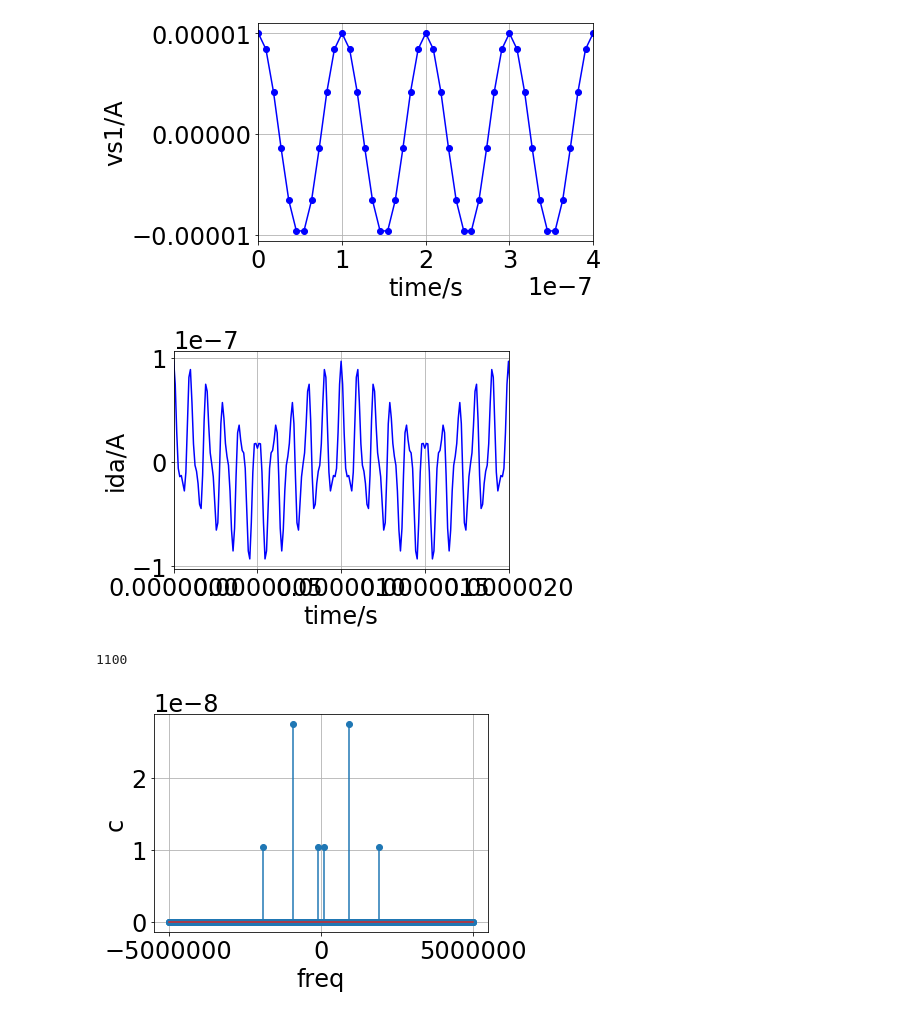
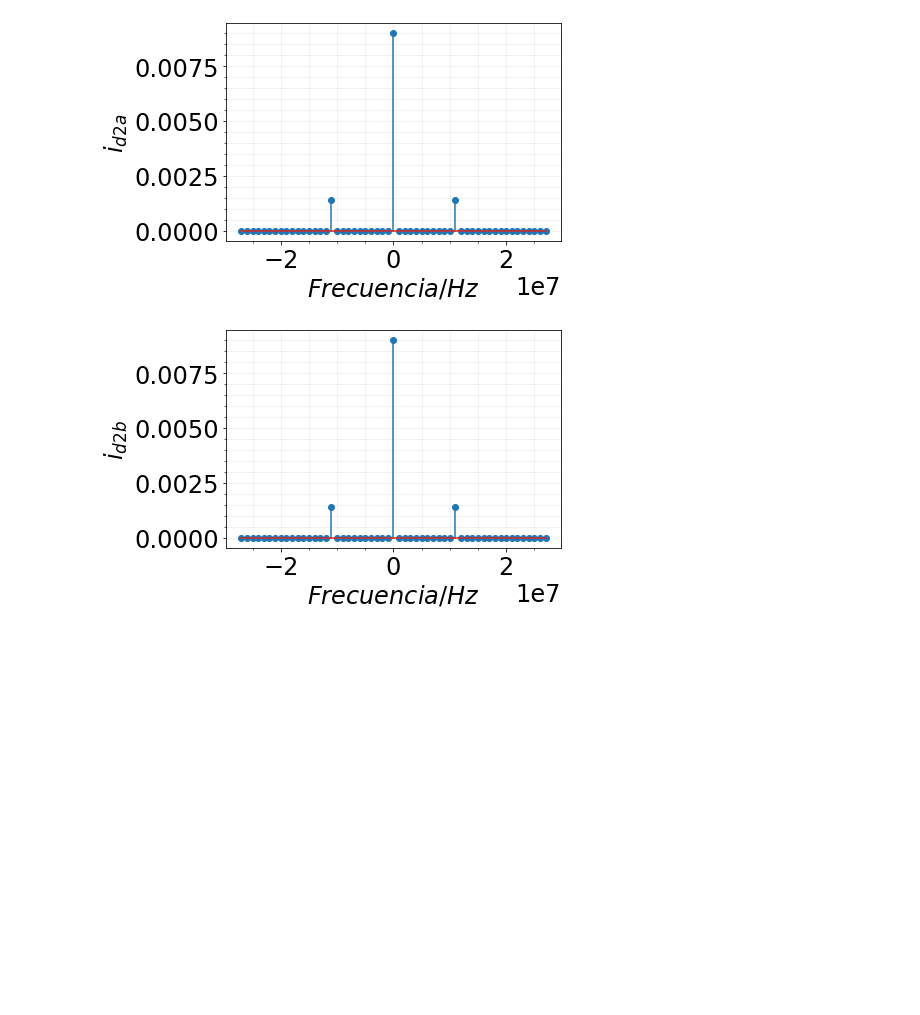
Before and after one commit to eaiii-frba-utn/2019, a Jupyter notebook: Mezcladores/dual-pushPull.ipynb, the cells around one changed output. Cells and saved outputs as stored; diff of their text form; code cells hidden in the pictures; blank space fills up the shorter version.

```diff
--- a/Mezcladores/dual-pushPull.ipynb
+++ b/Mezcladores/dual-pushPull.ipynb
@@ -233,38 +287,37 @@ plt.show()
-# %%
-
-
-vs1   =   Vs*np.cos(ws*t)
-vs2   =  -Vs*np.cos(ws*t)
-
-plt.plot(t,vs1, 'bo-')
-plt.xlabel('time/s')
-plt.ylabel('vs1/A')
-plt.xlim(0, 4/fs)
-plt.grid()
-plt.show()
-
-id1  = gm1*vs1
-id2  = gm1*vs2
-plt.plot(t,id1, 'b-')
-plt.xlabel('time/s')
-plt.ylabel('ida/A')
-plt.xlim(0, 20/fs)
-plt.grid()
-plt.show()
-
-
-Yid1    = DFT(id1) / len(id1)
-
-
-plt.stem( freq(id1,fs) , np.abs(Yid1))
-
-plt.ylabel('c')
-plt.xlabel('freq')
-#plt.ylim(-0.1, 0.8)
-plt.grid()
-plt.show()
-# %% [output]
-[figure, removed]
-[figure, removed]
-1100
-[figure, removed]
+# %%
+## Para el procesamiento de senales!!
+fsa   = 55e6  # sampleo: máxima frecuencia del espectro fsa/2
+dt    = 1/fsa
+
+fmin  = 1e6   # pasos en frecuencias del espectro (frecuencia mínima)
+Ts    = 1/(fmin)
+
+t   = np.arange(0,Ts,dt) # vector tiempo
+# %%
+# corriente id1
+
+# Vol
+vol   = Vpol + Vol*np.cos(wol*t)
+
+# filtro RC
+XC1   = 1/(wol*C1*1j)
+Avol  = 1/(1 + R1/XC1)
+
+# tensión vgs1
+vgs2a  = Vpol + abs(Avol)*Vol*np.cos(wol*t)
+vgs2b  = Vpol + abs(Avol)*Vol*np.cos(wol*t)
+
+# corriente id1
+id2a  = id2(vgs2a)
+id2b  = id2(vgs2b)
+
+
+## FFT!
+plotFFT(id2a, dt, '$i_{d2a}$' )
+plt.show()
+
+plotFFT(id2b, dt, '$i_{d2b}$' )
+plt.show()
+# %% [output]
+[figure, added]
+[figure, added]
```
Also changed, not shown: parts of 11 cells of this notebook, 13 other files.
